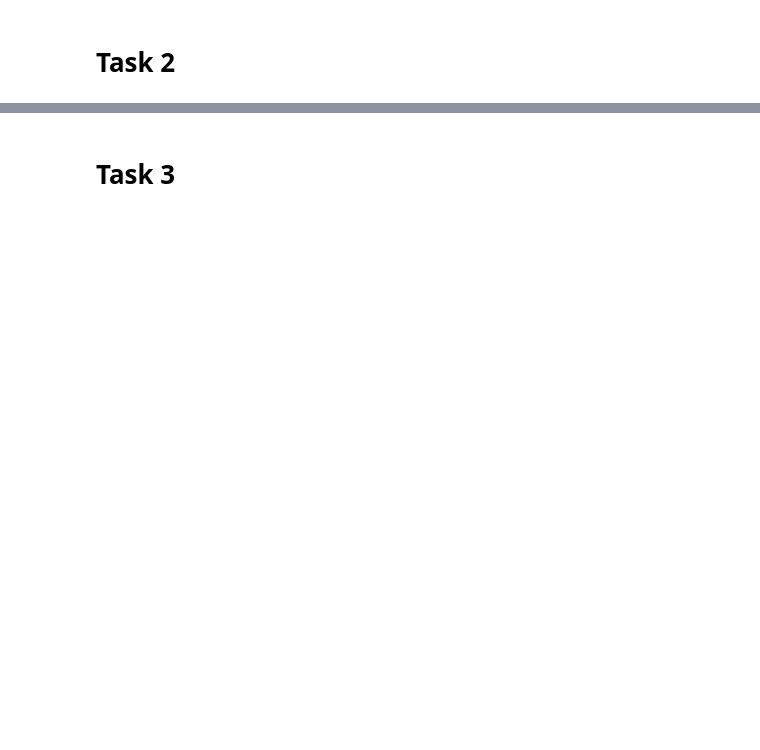
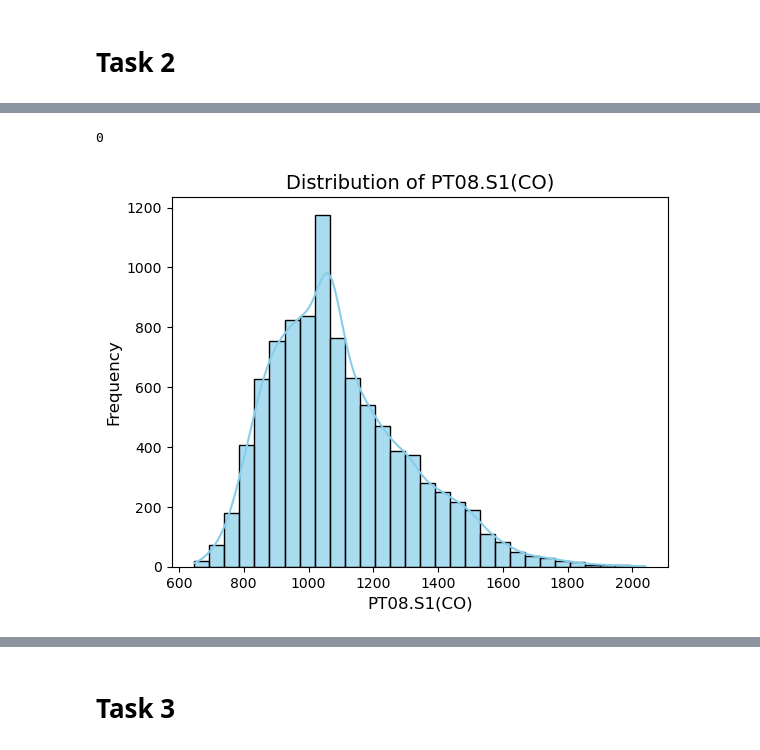
Before and after one commit to UdayKiran112/Data-Mining-Assg1, a Jupyter notebook: Assg1.ipynb, the cells around one changed output, grey strips where cells are left out. Drawn from its saved outputs; the diff is of its cells as text; code cells hidden in the pictures; blank space fills up the shorter version.

```diff
--- a/Assg1.ipynb
+++ b/Assg1.ipynb
@@ -105,0 +109,31 @@ Range of CO(GT): 11.80
+# %%
+# Replace -200 values with NaN so we can handle them consistently as missing values
+df[attribute] = df[attribute].replace(-200, pd.NA)
+
+# Compute the median value for the attribute
+median_value = df[attribute].median()
+
+# Fill missing values (both NaN and previously -200) with the median
+df[attribute] = df[attribute].fillna(median_value).infer_objects(copy=False)
+
+# Verify if missing values are handled
+print(df[attribute].isnull().sum())  # Should print 0 if all missing values are filled
+# %% [output]
+0
+# %%
+import seaborn as sns
+import matplotlib.pyplot as plt
+
+# Seaborn histogram (with KDE curve)
+sns.histplot(df[attribute].dropna(), bins=30, kde=True, color='skyblue', edgecolor='black', alpha=0.7)
+
+# Adding labels and title
+plt.title(f'Distribution of {attribute}', fontsize=14)
+plt.xlabel(attribute, fontsize=12)
+plt.ylabel('Frequency', fontsize=12)
+
+# Saving and displaying the plot
+plt.savefig('sns_histogram_after_handling_missing_values.png')
+plt.show()
+# %% [output]
+[figure, added]
```
Also changed, not shown: parts of 7 cells of this notebook, 6 other files.
